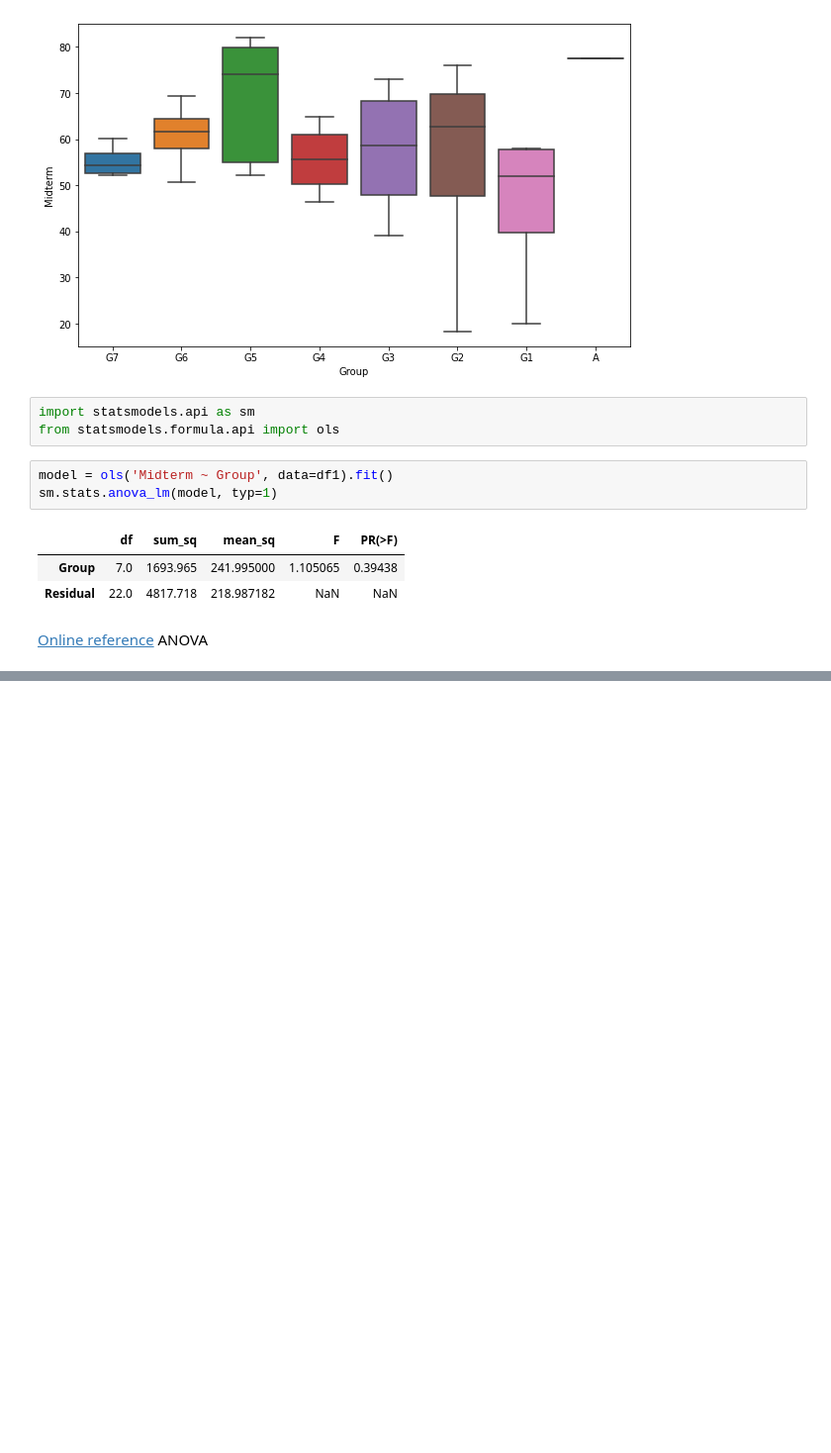
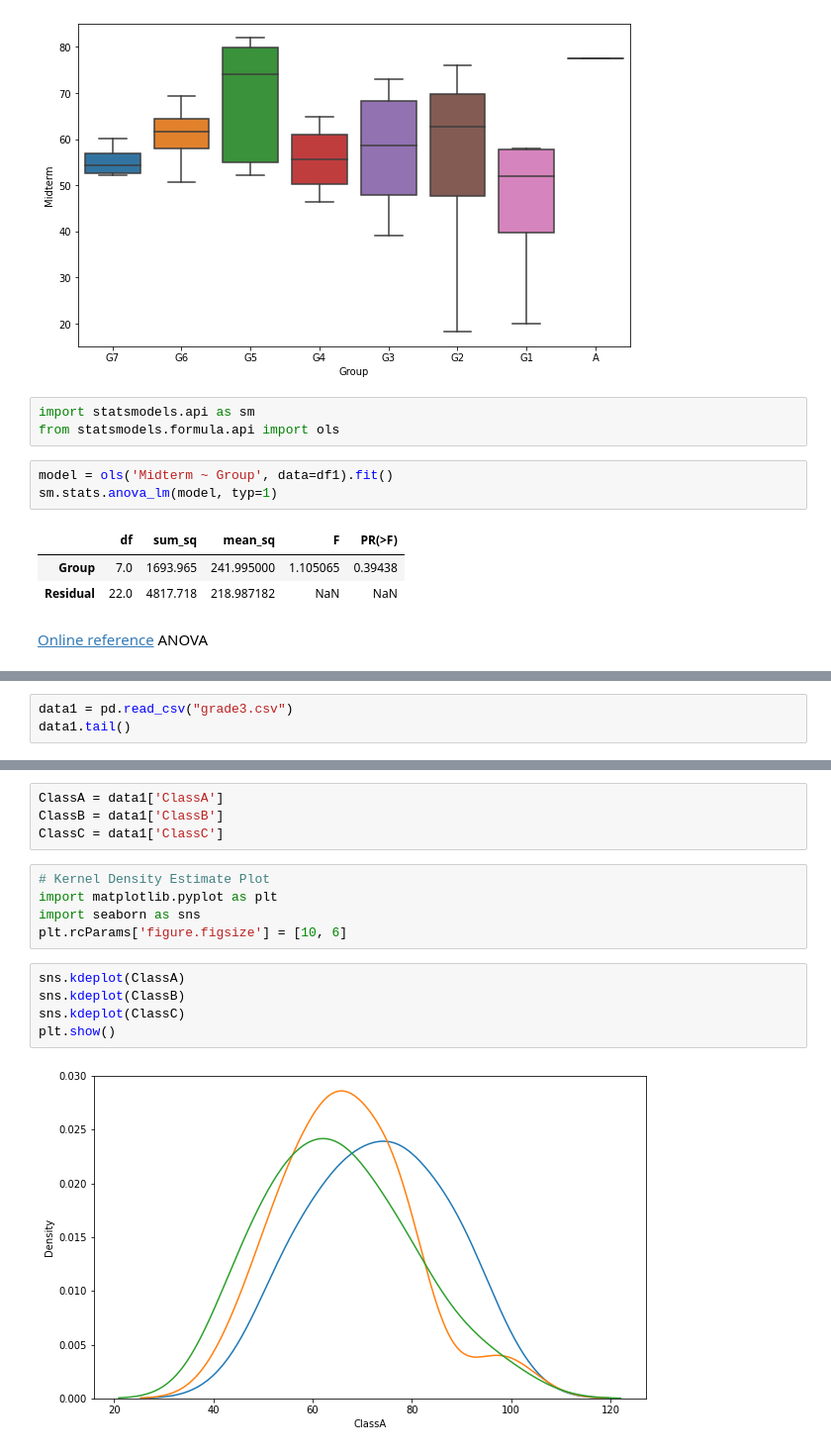
Before and after one commit to MK316/Fall2022, a Jupyter notebook: session05.ipynb, the cells around one changed output, grey strips where cells are left out. Shown at 99% size. Saved outputs shown, nothing was run; the diff lists cells and outputs as text; blank space fills up the shorter version.

```diff
--- a/session05.ipynb
+++ b/session05.ipynb
@@ -160,0 +234,3 @@ sm.stats.anova_lm(model, typ=1)
+# %%
+data1 = pd.read_csv("grade3.csv")
+data1.tail()
@@ -160,0 +251,16 @@ sm.stats.anova_lm(model, typ=1)
+# %%
+ClassA = data1['ClassA']
+ClassB = data1['ClassB']
+ClassC = data1['ClassC']
+# %%
+# Kernel Density Estimate Plot
+import matplotlib.pyplot as plt
+import seaborn as sns
+plt.rcParams['figure.figsize'] = [10, 6]
+# %%
+sns.kdeplot(ClassA)
+sns.kdeplot(ClassB)
+sns.kdeplot(ClassC)
+plt.show()
+# %% [output]
+[figure, added]
```
Also changed, not shown: parts of 53 cells of this notebook.
